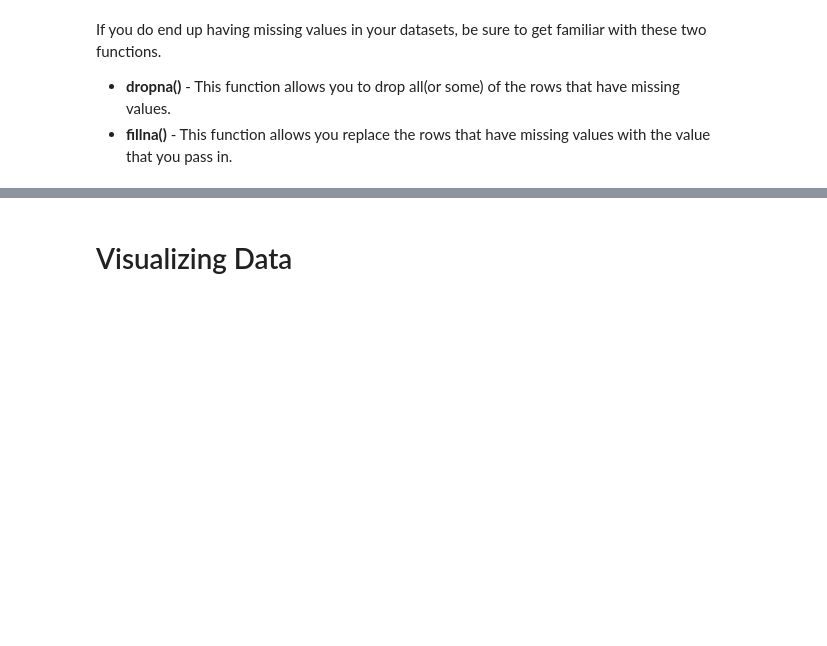
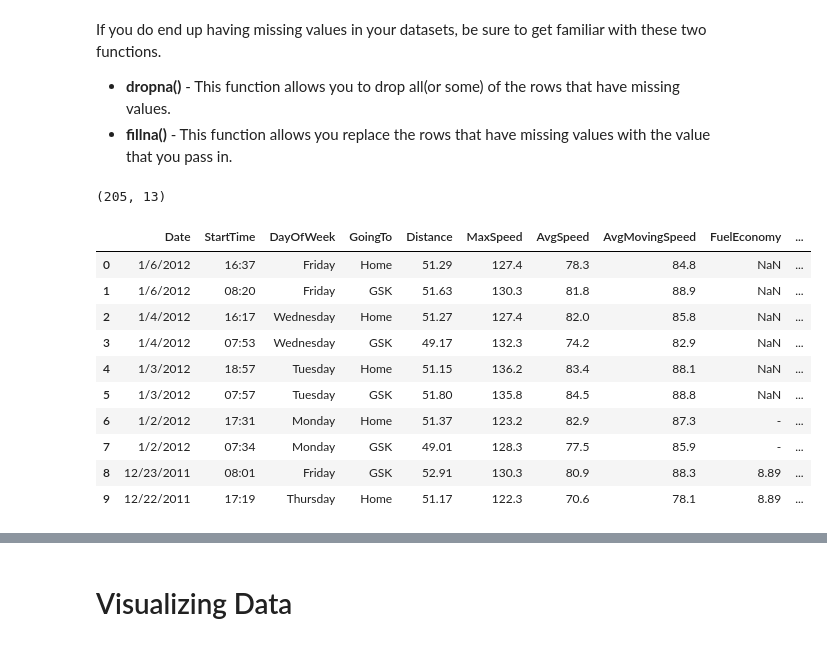
Before and after one commit to ohlmic/CareerBooster, a Jupyter notebook: Pandas/pandas-tutorial/Pandas Tutorial.ipynb, the cells around one changed output, grey strips where cells are left out. Cells and saved outputs as stored; diff of their text form; code cells hidden in the pictures; blank space fills up the shorter version.

```diff
--- a/Pandas/pandas-tutorial/Pandas Tutorial.ipynb
+++ b/Pandas/pandas-tutorial/Pandas Tutorial.ipynb
@@ -212,5 +480,21 @@ If you do end up having missing values in your datasets, be sure to get familiar
 * **fillna()** - This function allows you replace the rows that have missing values with the value that you pass in.
 # %%
 df_travel = pd.read_csv('data/travel-times.csv')
+# %%
+df_travel.shape
+# %% [output]
+(205, 13)
 # %%
-df_travel.head()
+df_travel.head(10)
+# %% [output]
+|  | Date | StartTime | DayOfWeek | GoingTo | Distance | MaxSpeed | AvgSpeed | AvgMovingSpeed | FuelEconomy | ... |
+| 0 | 1/6/2012 | 16:37 | Friday | Home | 51.29 | 127.4 | 78.3 | 84.8 | NaN | ... |
+| 1 | 1/6/2012 | 08:20 | Friday | GSK | 51.63 | 130.3 | 81.8 | 88.9 | NaN | ... |
+| 2 | 1/4/2012 | 16:17 | Wednesday | Home | 51.27 | 127.4 | 82.0 | 85.8 | NaN | ... |
+| 3 | 1/4/2012 | 07:53 | Wednesday | GSK | 49.17 | 132.3 | 74.2 | 82.9 | NaN | ... |
+| 4 | 1/3/2012 | 18:57 | Tuesday | Home | 51.15 | 136.2 | 83.4 | 88.1 | NaN | ... |
+| 5 | 1/3/2012 | 07:57 | Tuesday | GSK | 51.80 | 135.8 | 84.5 | 88.8 | NaN | ... |
+| 6 | 1/2/2012 | 17:31 | Monday | Home | 51.37 | 123.2 | 82.9 | 87.3 | - | ... |
+| 7 | 1/2/2012 | 07:34 | Monday | GSK | 49.01 | 128.3 | 77.5 | 85.9 | - | ... |
+| 8 | 12/23/2011 | 08:01 | Friday | GSK | 52.91 | 130.3 | 80.9 | 88.3 | 8.89 | ... |
+| 9 | 12/22/2011 | 17:19 | Thursday | Home | 51.17 | 122.3 | 70.6 | 78.1 | 8.89 | ... |
```
Also changed, not shown: parts of 69 cells of this notebook, 23 other files.
